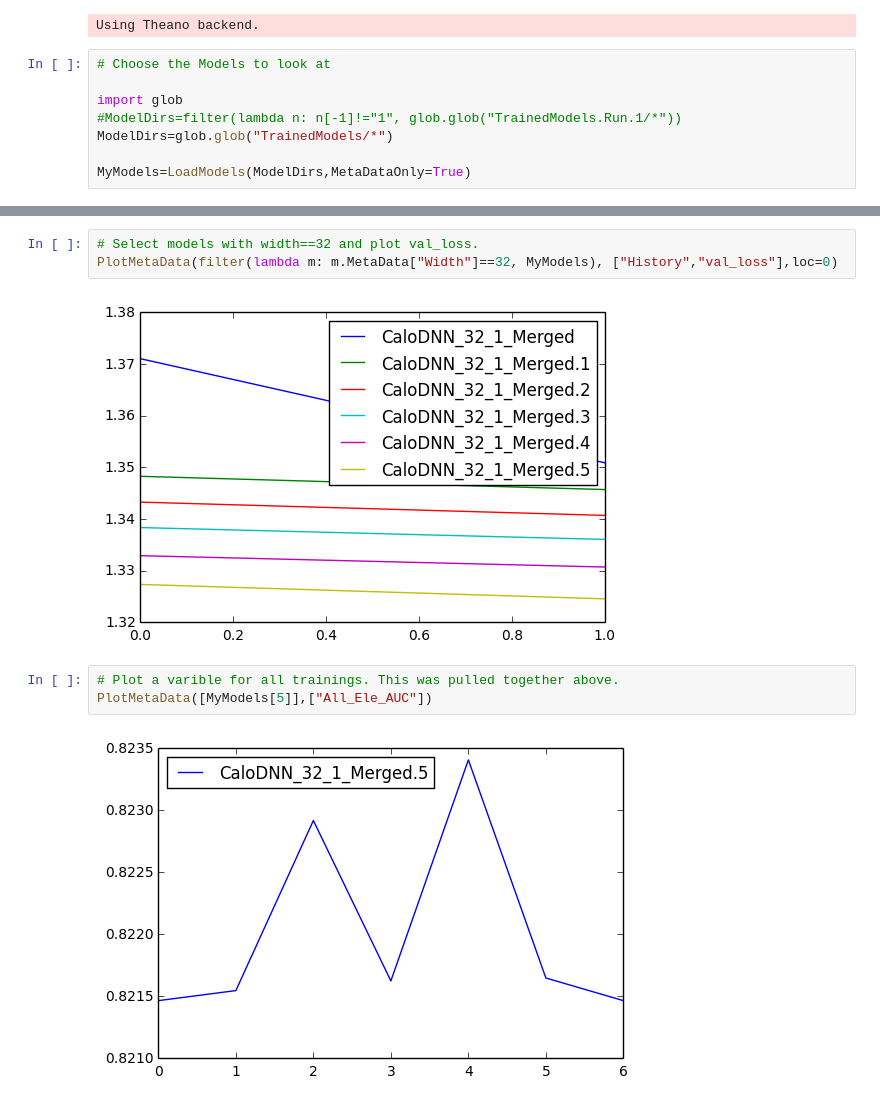
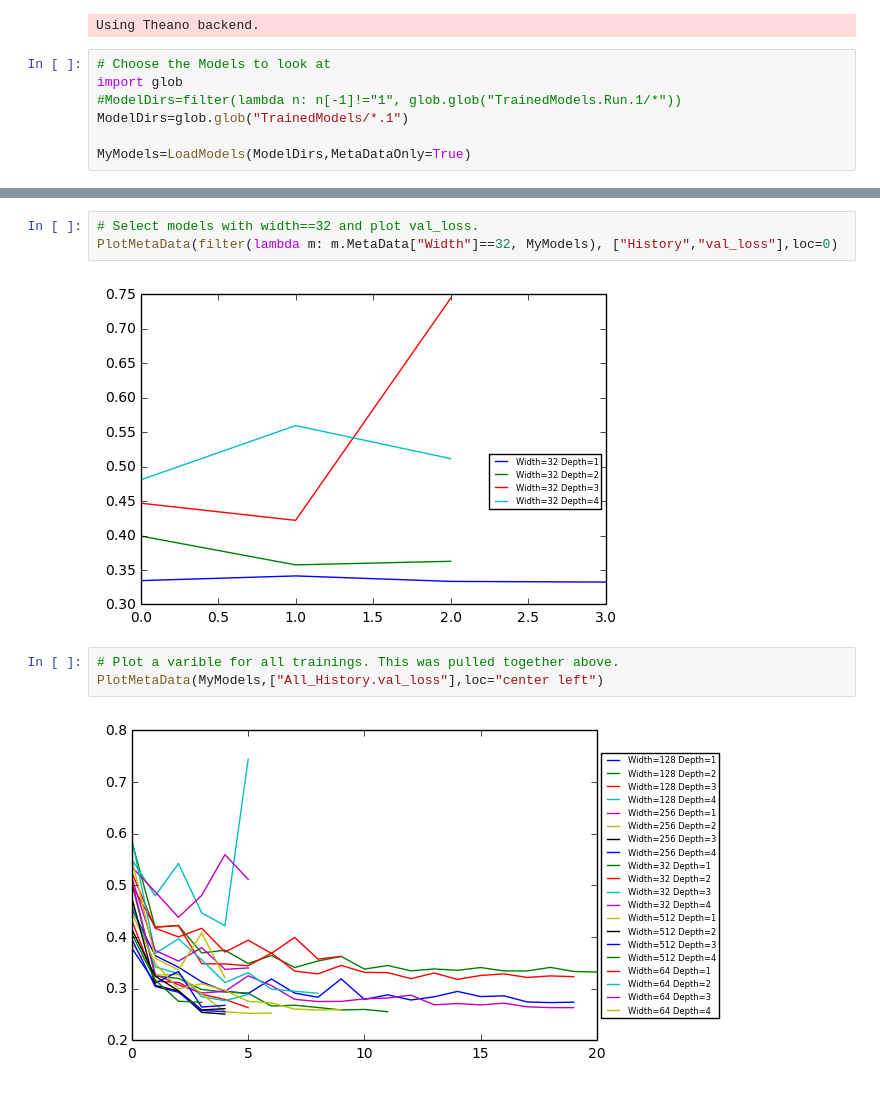
Before and after one commit to UTA-HEP-Computing/CaloDNN, a Jupyter notebook: AnalyzeScan.ipynb, the cells around one changed output, grey strips where cells are left out. Drawn from its saved outputs; the diff is of its cells as text.

```diff
--- a/AnalyzeScan.ipynb
+++ b/AnalyzeScan.ipynb
@@ -10,9 +10,8 @@ import numpy as np
 Using Theano backend.
 # %%
 # Choose the Models to look at
-
 import glob
 #ModelDirs=filter(lambda n: n[-1]!="1", glob.glob("TrainedModels.Run.1/*"))
-ModelDirs=glob.glob("TrainedModels/*")
+ModelDirs=glob.glob("TrainedModels/*.1")
 
 MyModels=LoadModels(ModelDirs,MetaDataOnly=True)
@@ -71,9 +89,9 @@ Gamma_AUC
 # Select models with width==32 and plot val_loss.
 PlotMetaData(filter(lambda m: m.MetaData["Width"]==32, MyModels), ["History","val_loss"],loc=0)
 # %% [output]
-[figure, old version]
+[figure, new version]
 # %%
 # Plot a varible for all trainings. This was pulled together above.
-PlotMetaData([MyModels[5]],["All_Ele_AUC"])
+PlotMetaData(MyModels,["All_History.val_loss"],loc="center left")
 # %% [output]
-[figure, old version]
+[figure, new version]
```
Also changed, not shown: parts of 8 cells of this notebook.
